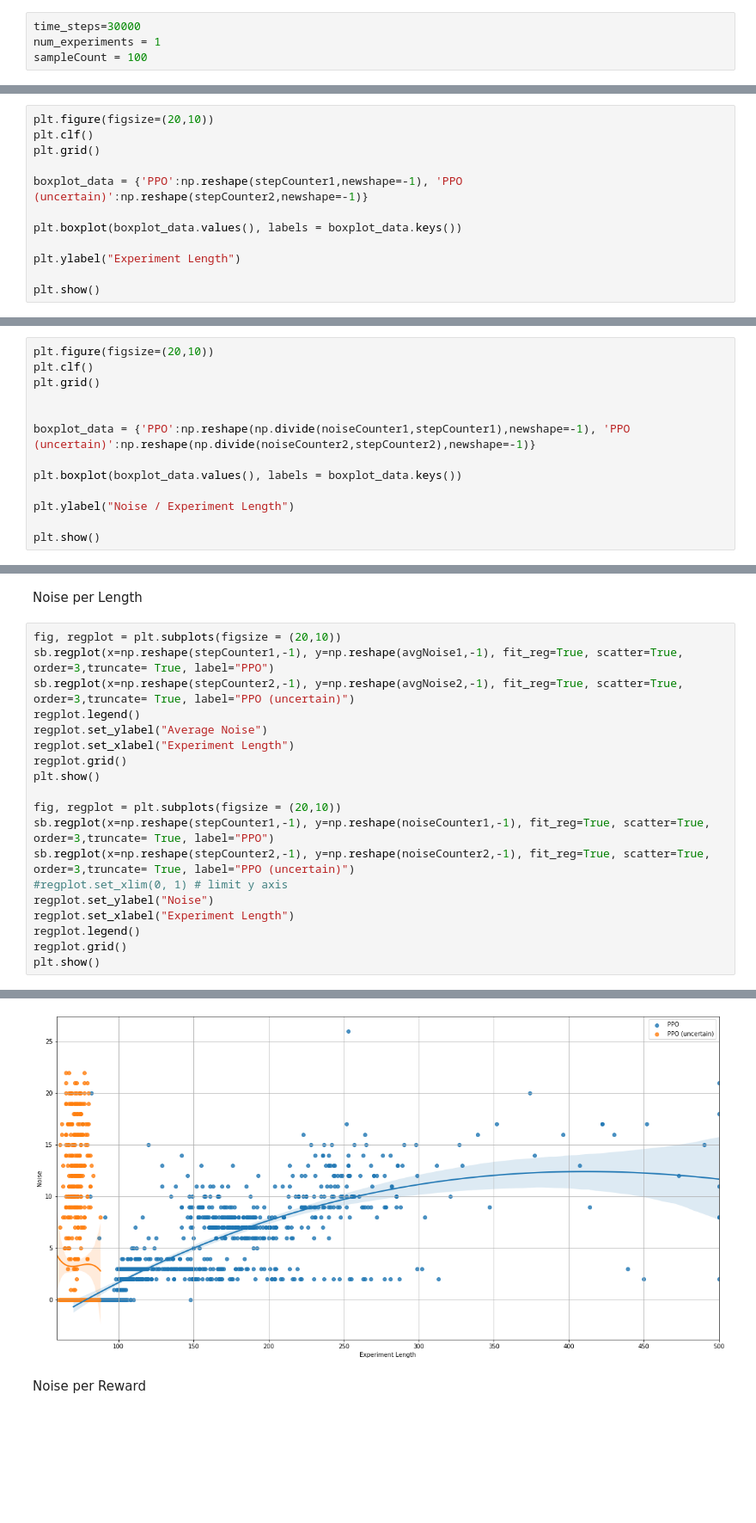
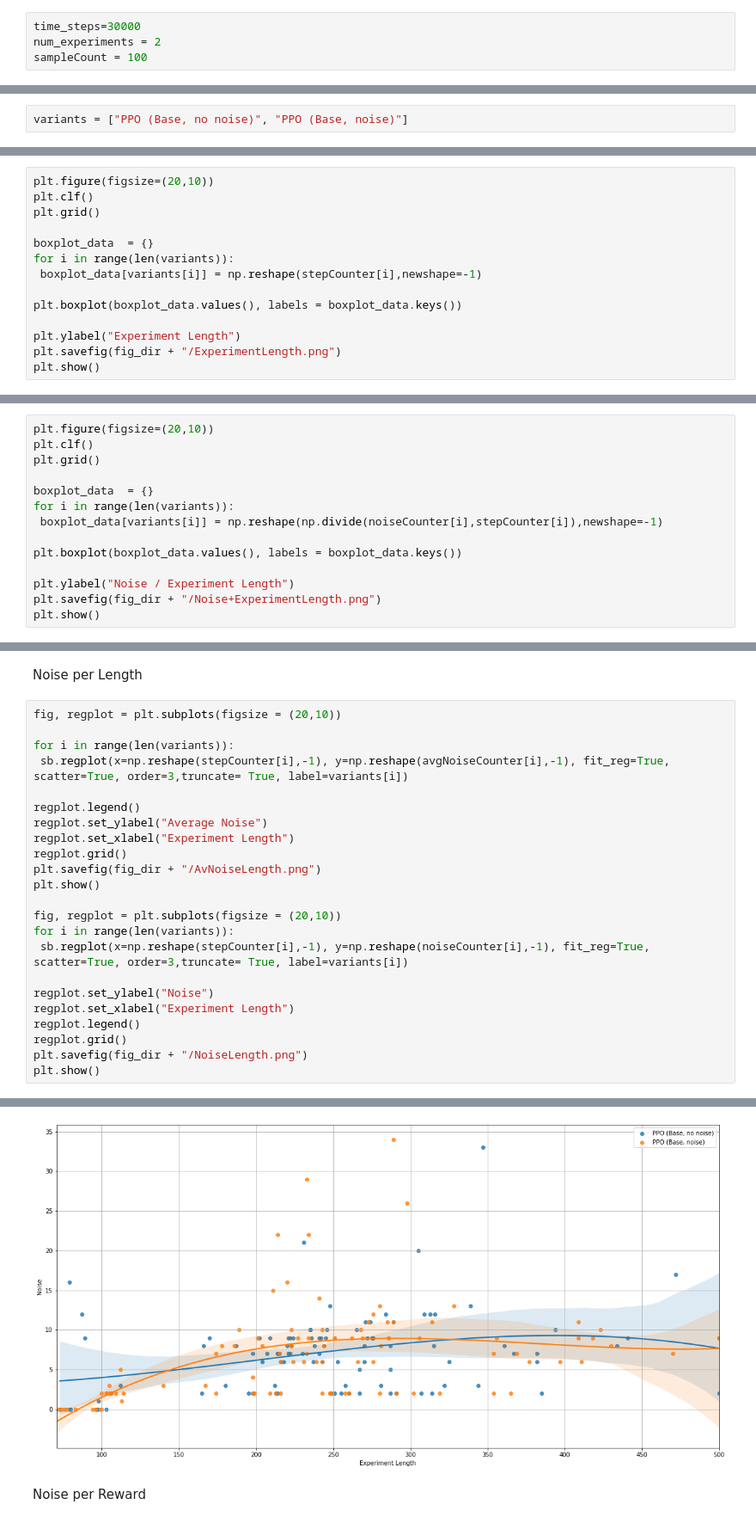
Before and after one commit to JonasLewe/applied_rl, a Jupyter notebook: ARLProject.ipynb, the cells around one changed output, grey strips where cells are left out. Shown at 86% size. Cells and saved outputs as stored; diff of their text form; blank space fills up the shorter version.

```diff
--- a/ARLProject.ipynb
+++ b/ARLProject.ipynb
@@ -737,7 +738,7 @@ env2Test = VecNormalize(env2Test, norm_obs=True, norm_reward=True) # State norma
 Experiment settings
 # %%
 time_steps=30000
-num_experiments = 1
+num_experiments = 2
 sampleCount = 100
 # %% [markdown]
 Experiments without Uncertainty
@@ -1174,0 +1175,2 @@ Average Noise per Positive: 0.03196368789331207
+# %%
+variants = ["PPO (Base, no noise)", "PPO (Base, noise)"]
@@ -1179,11 +1207,13 @@ plt.figure(figsize=(20,10))
 plt.clf()
 plt.grid()
 
-boxplot_data = {'PPO':np.reshape(stepCounter1,newshape=-1), 'PPO (uncertain)':np.reshape(stepCounter2,newshape=-1)}
+boxplot_data  = {}
+for i in range(len(variants)):
+ boxplot_data[variants[i]] = np.reshape(stepCounter[i],newshape=-1)
 
 plt.boxplot(boxplot_data.values(), labels = boxplot_data.keys())
 
 plt.ylabel("Experiment Length")
-
+plt.savefig(fig_dir + "/ExperimentLength.png")
 plt.show()
 # %% [output]
@@ -1195,12 +1225,13 @@ plt.figure(figsize=(20,10))
 plt.clf()
 plt.grid()
 
-
-boxplot_data = {'PPO':np.reshape(np.divide(noiseCounter1,stepCounter1),newshape=-1), 'PPO (uncertain)':np.reshape(np.divide(noiseCounter2,stepCounter2),newshape=-1)}
+boxplot_data  = {}
+for i in range(len(variants)):
+ boxplot_data[variants[i]] = np.reshape(np.divide(noiseCounter[i],stepCounter[i]),newshape=-1)
 
 plt.boxplot(boxplot_data.values(), labels = boxplot_data.keys())
 
 plt.ylabel("Noise / Experiment Length")
-
+plt.savefig(fig_dir + "/Noise+ExperimentLength.png")
 plt.show()
 # %% [output]
@@ -1209,21 +1240,25 @@ plt.show()
 Noise per Length
 # %%
 fig, regplot = plt.subplots(figsize = (20,10))
-sb.regplot(x=np.reshape(stepCounter1,-1), y=np.reshape(avgNoise1,-1), fit_reg=True, scatter=True, order=3,truncate= True, label="PPO")
-sb.regplot(x=np.reshape(stepCounter2,-1), y=np.reshape(avgNoise2,-1), fit_reg=True, scatter=True, order=3,truncate= True, label="PPO (uncertain)")
+
+for i in range(len(variants)):
+ sb.regplot(x=np.reshape(stepCounter[i],-1), y=np.reshape(avgNoiseCounter[i],-1), fit_reg=True, scatter=True, order=3,truncate= True, label=variants[i])
+
 regplot.legend()
 regplot.set_ylabel("Average Noise")
 regplot.set_xlabel("Experiment Length")
 regplot.grid()
+plt.savefig(fig_dir + "/AvNoiseLength.png")
 plt.show()
 
 fig, regplot = plt.subplots(figsize = (20,10))
-sb.regplot(x=np.reshape(stepCounter1,-1), y=np.reshape(noiseCounter1,-1), fit_reg=True, scatter=True, order=3,truncate= True, label="PPO")
-sb.regplot(x=np.reshape(stepCounter2,-1), y=np.reshape(noiseCounter2,-1), fit_reg=True, scatter=True, order=3,truncate= True, label="PPO (uncertain)")
-#regplot.set_xlim(0, 1) # limit y axis
+for i in range(len(variants)):
+ sb.regplot(x=np.reshape(stepCounter[i],-1), y=np.reshape(noiseCounter[i],-1), fit_reg=True, scatter=True, order=3,truncate= True, label=variants[i])
+
 regplot.set_ylabel("Noise")
 regplot.set_xlabel("Experiment Length")
 regplot.legend()
 regplot.grid()
+plt.savefig(fig_dir + "/NoiseLength.png")
 plt.show()
 # %% [output]
@@ -1231,4 +1266,4 @@ plt.show()
-[figure, old version]
+[figure, new version]
 # %% [markdown]
 Noise per Reward
 # %%
```
Also changed, not shown: parts of 27 cells of this notebook.
